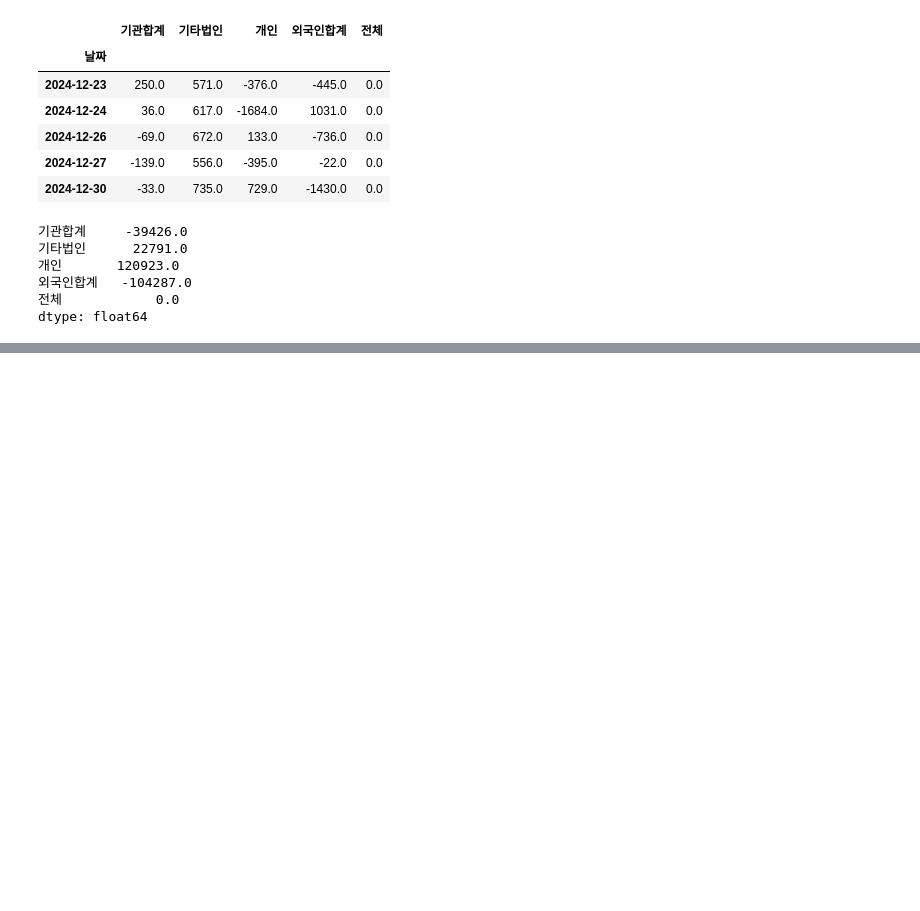
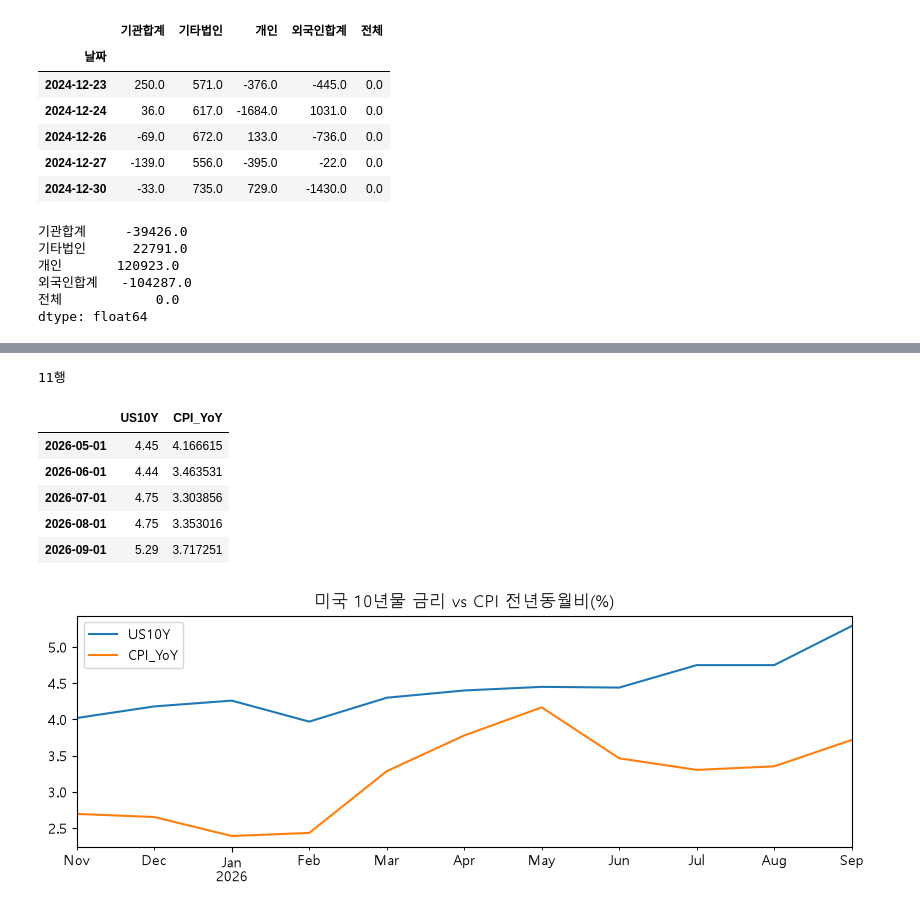
Before and after one commit to hyeonn31/Project_Ubion, a Jupyter notebook: 03.데이터수집/02.CrawScrp/04.Crawling을활용한데이터수집_금융(API).ipynb, the cells around one changed output, grey strips where cells are left out. Drawn from its saved outputs; the diff is of its cells as text; code cells hidden in the pictures; blank space fills up the shorter version.

Commit message:
머신러닝 실습 노트북 추가(앙상블·FRED 분석·분류 템플릿·사기탐지·대출부도), 주가예측 세미 프로젝트 추가, 금융 API 크롤링 노트북 수정
Co-Authored-By: Claude Opus 5.5 <noreply@anthropic.com>

```diff
--- a/03.데이터수집/02.CrawScrp/04.Crawling을활용한데이터수집_금융(API).ipynb
+++ b/03.데이터수집/02.CrawScrp/04.Crawling을활용한데이터수집_금융(API).ipynb
@@ -569,0 +861,48 @@ dtype: float64
+# %%
+if FRED_KEY:
+    try:
+        from fredapi import Fred
+
+
+        fred = Fred(api_key=FRED_KEY)
+        # fred.get_series() : FRED에서 경제지표 시계열 데이터를 가져오는 함수
+
+        #미국 10년 만기 국채금리 : 일반적으로 일별 데이터이며 단위는 %(2.4%)
+        # observation_start : 데이터 조회 시작일
+        us10y = fred.get_series("DGS10",observation_start="2024-11-01")
+
+        #미국 소비자물가지수
+        # CPI : Consumer Price Index : 소비자가 구매하는 상품과 서비스의 가격 변화를 측정하는 지표
+        # CPIAUCSL: 계절조정된 도시 소비자 CPI 시계열
+        # 데이터주기 : 일별
+        cpi = fred.get_series("CPIAUCSL", observation_start="2024-11-01")
+
+        # cpi 전년 동월 대비 상승률(CPI YoY) 계산
+        # pct_change(12) : 현재 cpi / 12개월 전 CPI -1) * 100
+        # ex) 2024년 11월 CPI = 310, 2025년 11월 CPI = 320 -> 3.23%(전년 동월보다 물가가 약 3.23% 상승)
+        cpi_yoy = cpi.pct_change(12) * 100
+
+        # 미국 10년물 국채금리(US10Y) 일별 데이터를 월별 데이터로 변환
+        # resample("MS") : 월별 그룹화
+        m10= us10y.resample("MS").last()  # 월초 기준: CPI 날짜와 동일
+
+        # 미국 10년물 국채금리 데이터 (m10)와 CPI 데이터 (cpi_yoy)를 하나의 데이터 프레임으로 합침
+        # 금리데이터와 물가데이터를 날짜별로 나란히 배치함
+        macro = pd.concat([m10, cpi_yoy], axis=1, keys=["US10Y", "CPI_YoY"]).dropna()
+        print(f"{len(macro)}행")
+        display(macro.tail())
+        macro.plot(title="미국 10년물 금리 vs CPI 전년동월비(%)", figsize=(10,3))
+        plt.show()
+    except Exception as e:
+        print("FRED 오류:", repr(e))
+
+else: print("FRED_API_KEY 없음 - 건너뜀")
+# %% [output]
+11행
+|  | US10Y | CPI_YoY |
+| 2026-05-01 | 4.45 | 4.166615 |
+| 2026-06-01 | 4.44 | 3.463531 |
+| 2026-07-01 | 4.75 | 3.303856 |
+| 2026-08-01 | 4.75 | 3.353016 |
+| 2026-09-01 | 5.29 | 3.717251 |
+[figure, added]
```
Also changed, not shown: parts of 24 cells of this notebook, 11 other files.
